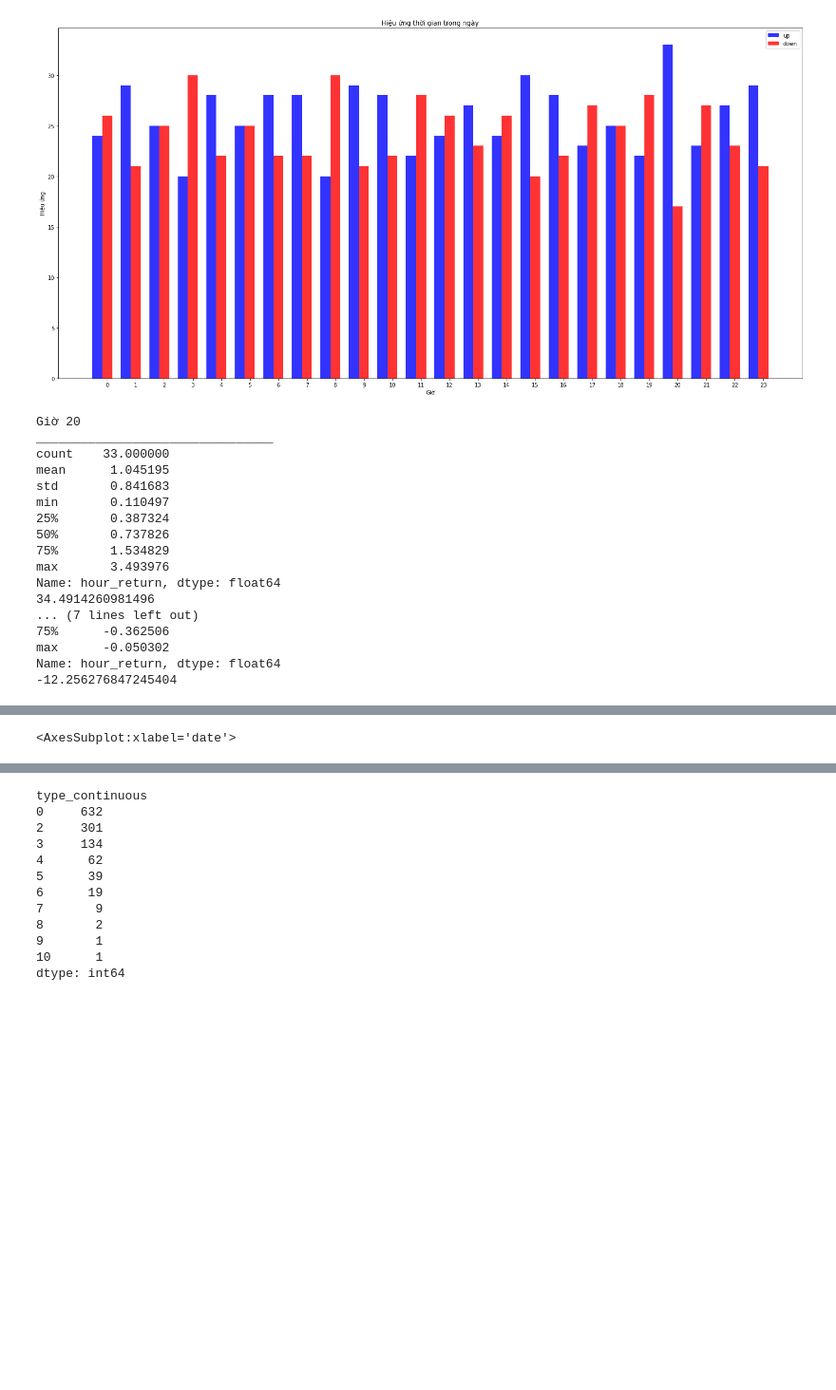
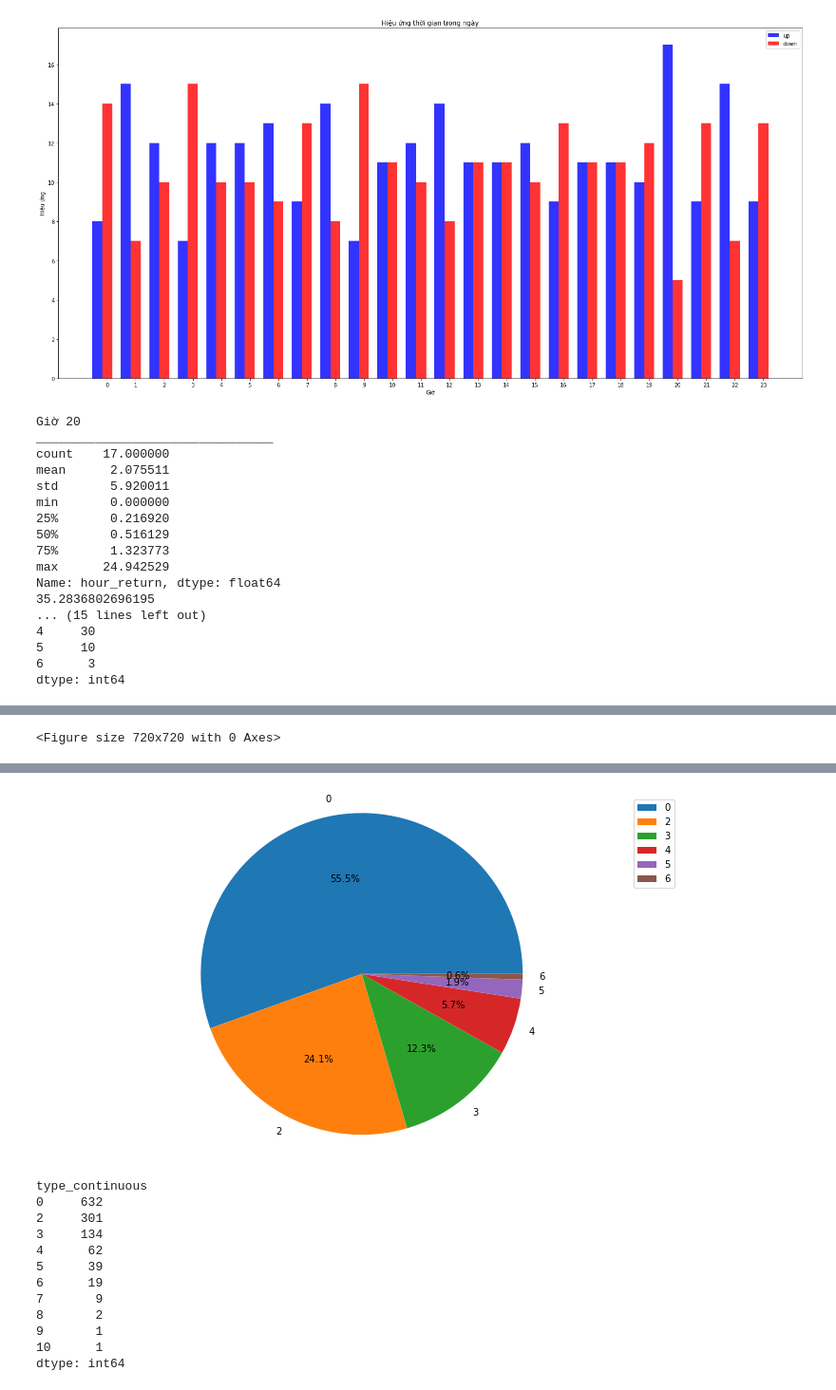
Before and after one commit to bachpx195/the_big_trade, a Jupyter notebook: TheBigTrade/HighestHourInDay.ipynb, the cells around one changed output, grey strips where cells are left out. Shown at 95% size. Saved outputs shown, nothing was run; the diff lists cells and outputs as text; code cells hidden in the pictures; blank space fills up the shorter version.

```diff
--- a/TheBigTrade/HighestHourInDay.ipynb
+++ b/TheBigTrade/HighestHourInDay.ipynb
@@ -11,8 +11,8 @@ import numpy as np
 
 merchandise_rate = MerchandiseRate()
 merchandise_rate_id = merchandise_rate.find_by_slug('LTCUSDT')
-# candlestick = Candlestick(merchandise_rate_id, 'hour', 24*50, "DESC")
-candlestick = Candlestick(merchandise_rate_id, 'hour', 24*50, "DESC", start_date='2021-9-7', end_date='2021-9-28')
+candlestick = Candlestick(merchandise_rate_id, 'hour', 24*50, "DESC")
+# candlestick = Candlestick(merchandise_rate_id, 'hour', 24*50, "DESC", start_date='2021-9-7', end_date='2021-9-28')
 # candlestick_day = Candlestick(merchandise_rate_id, 'day', 100, "DESC")
 hour_observe = 20
 
@@ -75,58 +75,58 @@ plt.xlabel('Giờ')
 plt.ylabel('Hiệu ứng')
 plt.title(
     f"Hiệu ứng thời gian trong ngày")
 plt.xticks(index + bar_width, tuple(np.arange(24)))
 plt.legend()
 plt.tight_layout()
 plt.show()
 
 data_prices_up = data_prices[(data_prices['hour'] == hour_observe) & (data_prices['type'] == 'up')]
 data_prices_down = data_prices[(data_prices['hour'] == hour_observe) & (data_prices['type'] == 'down')]
 
 print(f"Giờ {hour_observe}")
 print("________________________________")
 print(data_prices_up['hour_return'].describe())
 print(data_prices_up['hour_return'].sum())
 
 
 print("+++")
 print(data_prices_down['hour_return'].describe())
 print(data_prices_down['hour_return'].sum())
 
 data_prices[data_prices['hour'] == hour_observe]['hour_return'].plot(figsize=[20,10], kind='bar')
 
 
-# type_continuous_group = data_prices.groupby(['type_continuous']).size()
+type_continuous_group = data_prices.groupby(['type_continuous']).size()
 
-# print(type_continuous_group)
+print(type_continuous_group)
 
 
-# labels = type_continuous_group.index.values
-# sizes = type_continuous_group.values
+labels = type_continuous_group.index.values
+sizes = type_continuous_group.values
 
-# plt.figure()
-# fig1, ax1 = plt.subplots(figsize=(12, 7))
-# ax1.pie(sizes, labels=labels, autopct='%1.1f%%')
-# ax1.axis('equal')  # Equal aspect ratio ensures that pie is drawn as a circle.
+plt.figure()
+fig1, ax1 = plt.subplots(figsize=(12, 7))
+ax1.pie(sizes, labels=labels, autopct='%1.1f%%')
+ax1.axis('equal')  # Equal aspect ratio ensures that pie is drawn as a circle.
 
-# plt.legend()
-# plt.show()
+plt.legend()
+plt.show()
 # %% [output]
-[figure, old version]
+[figure, new version]
 Giờ 20
 ________________________________
-count    33.000000
-mean      1.045195
-std       0.841683
-min       0.110497
-25%       0.387324
-50%       0.737826
-75%       1.534829
-max       3.493976
+count    17.000000
+mean      2.075511
+std       5.920011
+min       0.000000
+25%       0.216920
+50%       0.516129
+75%       1.323773
+max      24.942529
 Name: hour_return, dtype: float64
-34.4914260981496
-... (7 lines left out)
-75%      -0.362506
-max      -0.050302
-Name: hour_return, dtype: float64
--12.256276847245404
+35.2836802696195
+... (15 lines left out)
+4     30
+5     10
+6      3
+dtype: int64
@@ -133 +134 @@ Name: hour_return, dtype: float64
-<AxesSubplot:xlabel='date'>
+<Figure size 720x720 with 0 Axes>
@@ -135,3 +135,4 @@ Name: hour_return, dtype: float64
+[figure, added]
 # %%
 # data_prices['type_continuous'].hist(bins=20)
 
```
Also changed, not shown: parts of 1 cell of this notebook, 1 other file.
